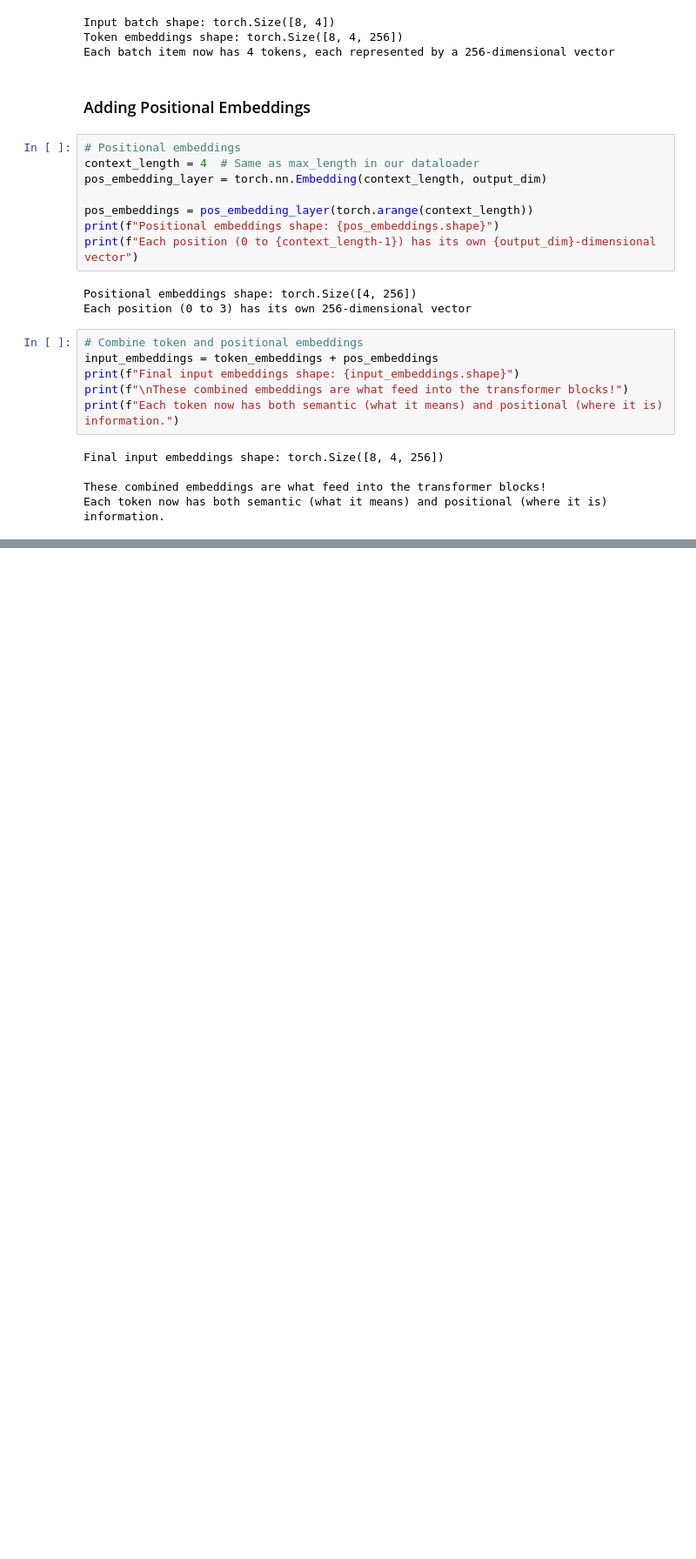
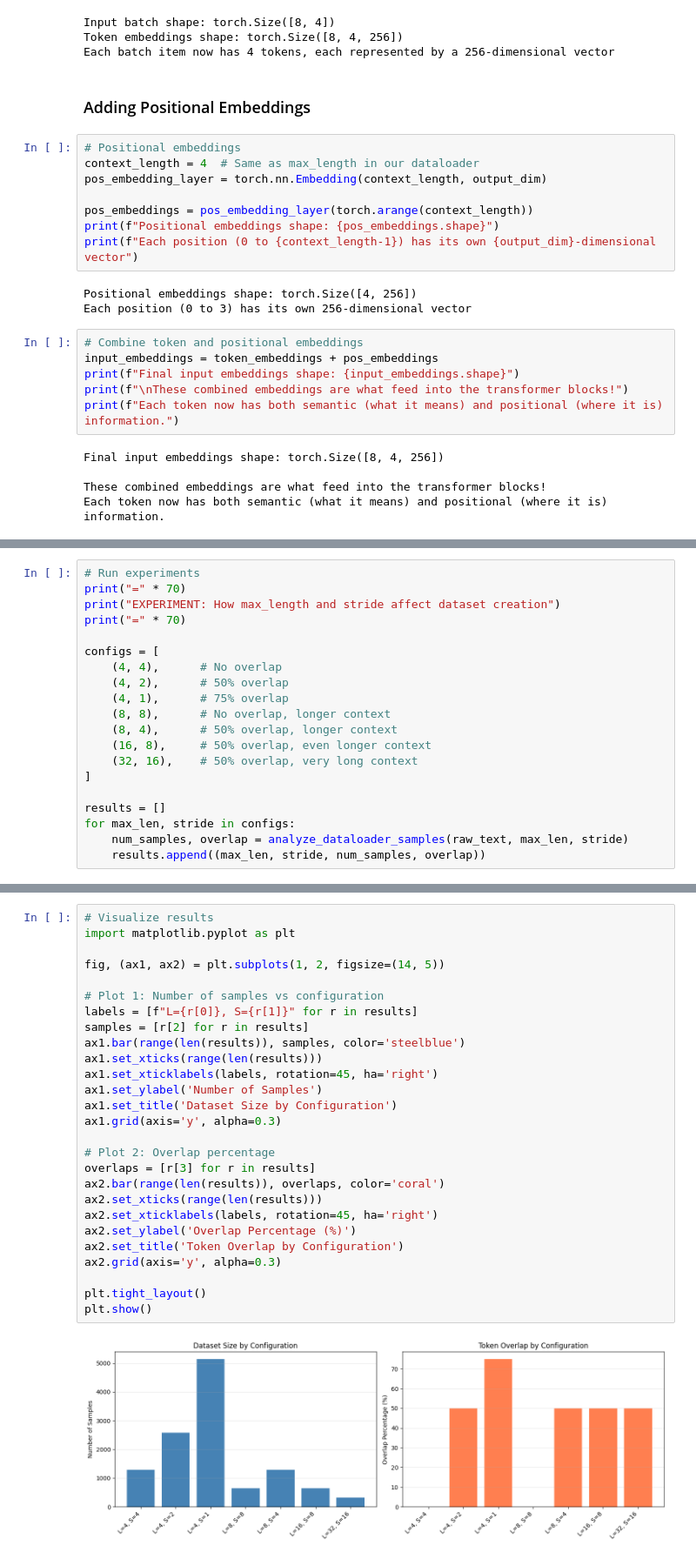
Before and after one commit to juancontrerasp/LLM_Text_Preprocessing-TDSE, a Jupyter notebook: embeddings.ipynb, the cells around one changed output, grey strips where cells are left out. Shown at 87% size. Cells and saved outputs as stored; diff of their text form; blank space fills up the shorter version.

Commit message:
Feat: Experiment

```diff
--- a/embeddings.ipynb
+++ b/embeddings.ipynb
@@ -344,0 +387,20 @@ Each token now has both semantic (what it means) and positional (where it is) in
+# %%
+# Run experiments
+print("=" * 70)
+print("EXPERIMENT: How max_length and stride affect dataset creation")
+print("=" * 70)
+
+configs = [
+    (4, 4),      # No overlap
+    (4, 2),      # 50% overlap
+    (4, 1),      # 75% overlap
+    (8, 8),      # No overlap, longer context
+    (8, 4),      # 50% overlap, longer context
+    (16, 8),     # 50% overlap, even longer context
+    (32, 16),    # 50% overlap, very long context
+]
+
+results = []
+for max_len, stride in configs:
+    num_samples, overlap = analyze_dataloader_samples(raw_text, max_len, stride)
+    results.append((max_len, stride, num_samples, overlap))
@@ -344,0 +425,29 @@ Each token now has both semantic (what it means) and positional (where it is) in
+# %%
+# Visualize results
+import matplotlib.pyplot as plt
+
+fig, (ax1, ax2) = plt.subplots(1, 2, figsize=(14, 5))
+
+# Plot 1: Number of samples vs configuration
+labels = [f"L={r[0]}, S={r[1]}" for r in results]
+samples = [r[2] for r in results]
+ax1.bar(range(len(results)), samples, color='steelblue')
+ax1.set_xticks(range(len(results)))
+ax1.set_xticklabels(labels, rotation=45, ha='right')
+ax1.set_ylabel('Number of Samples')
+ax1.set_title('Dataset Size by Configuration')
+ax1.grid(axis='y', alpha=0.3)
+
+# Plot 2: Overlap percentage
+overlaps = [r[3] for r in results]
+ax2.bar(range(len(results)), overlaps, color='coral')
+ax2.set_xticks(range(len(results)))
+ax2.set_xticklabels(labels, rotation=45, ha='right')
+ax2.set_ylabel('Overlap Percentage (%)')
+ax2.set_title('Token Overlap by Configuration')
+ax2.grid(axis='y', alpha=0.3)
+
+plt.tight_layout()
+plt.show()
+# %% [output]
+[figure, added]
```
Also changed, not shown: parts of 4 cells of this notebook.
